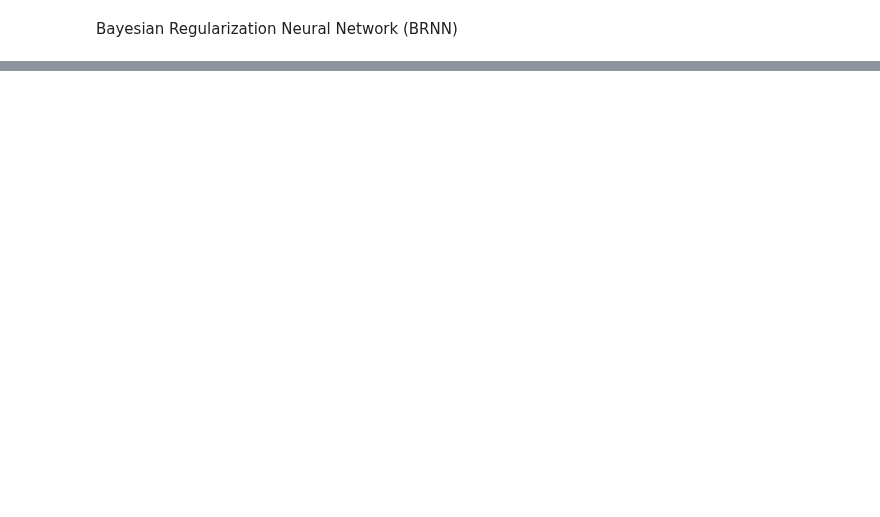
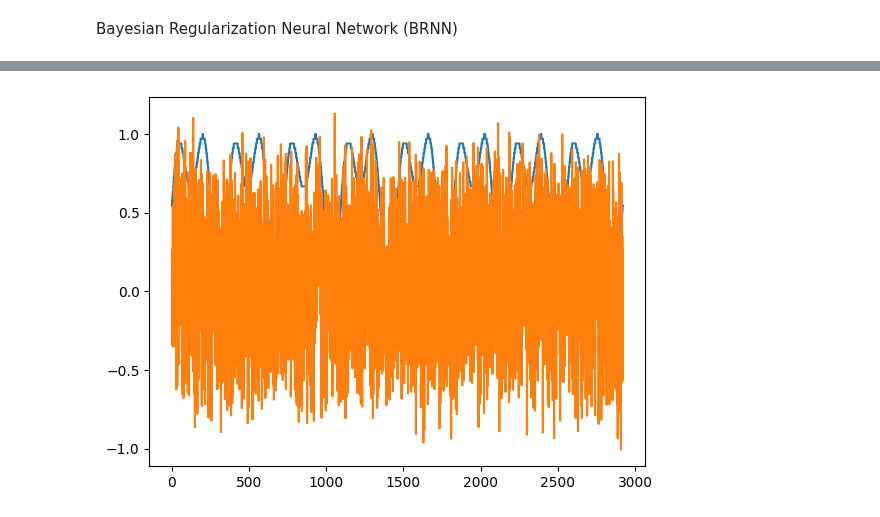
Before and after one commit to azamsuratem/predictprayertimes, a Jupyter notebook: python/objective_2_new.ipynb, the cells around one changed output, grey strips where cells are left out. Saved outputs shown, nothing was run; the diff lists cells and outputs as text; code cells hidden in the pictures; blank space fills up the shorter version.

```diff
--- a/python/objective_2_new.ipynb
+++ b/python/objective_2_new.ipynb
@@ -389,3 +318,12 @@ MSE: 0.450, KL: 6.631
+# %%
+y_maghrib = torch.tensor(normalizedDF["esolat_maghrib"].values, dtype=float).float()
+pred_maghrib = model_maghrib(x_test)
+
+plt.plot(x_test.data.numpy(), y_maghrib.data.numpy(), color="C0")
+plt.plot(x_test.data.numpy(), pred_maghrib.data.numpy(), color="C1")
+plt.show()
+# %% [output]
+[figure, added]
 # %%
 model_isha = build_brnn("esolat_isha")
 # %% [output]
```
Also changed, not shown: parts of 22 cells of this notebook.
